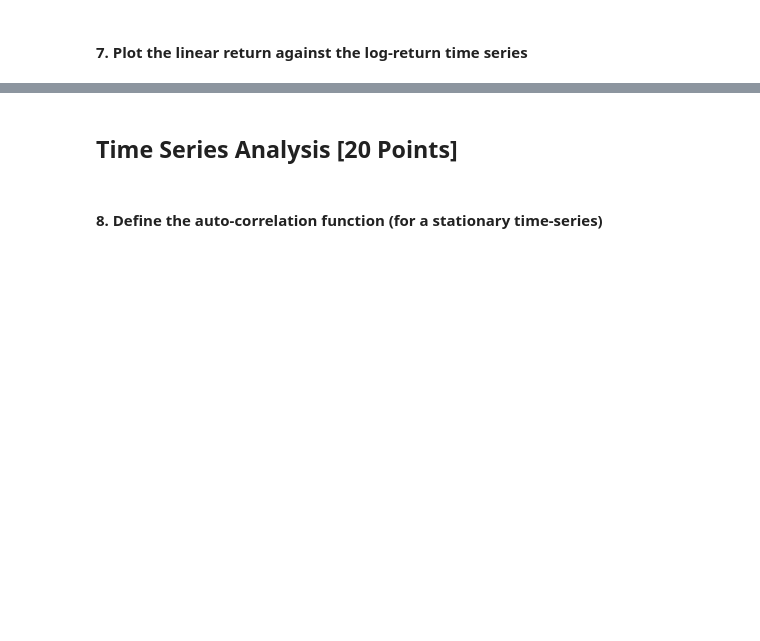
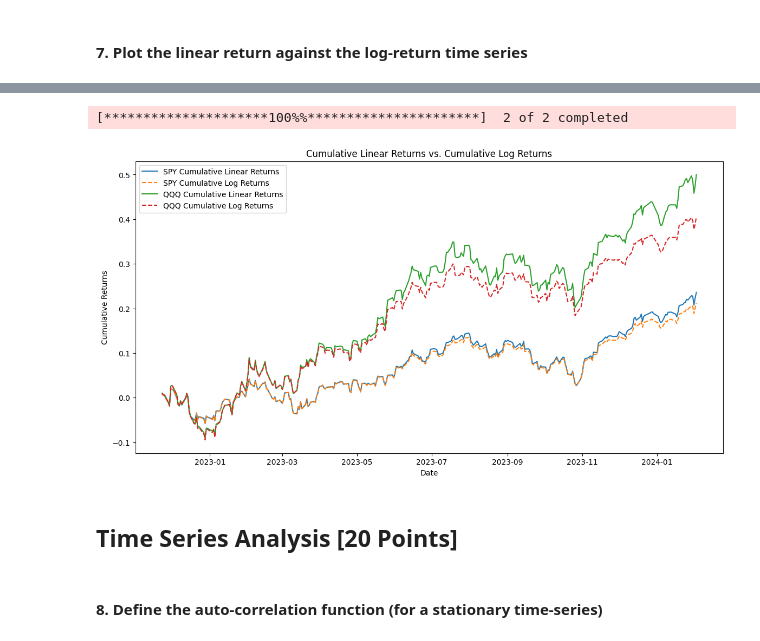
Before and after one commit to Nikitich2033/AlgoTradiong_CW1, a Jupyter notebook: CW_Notebook.ipynb, the cells around one changed output, grey strips where cells are left out. Cells and saved outputs as stored; diff of their text form; code cells hidden in the pictures; blank space fills up the shorter version.

```diff
--- a/CW_Notebook.ipynb
+++ b/CW_Notebook.ipynb
@@ -157,3 +199,32 @@ for ticker in tickers:
+# %%
+# Define the tickers and the period
+tickers = ['SPY', 'QQQ']
+period = "300d"
+
+# Download historical data for the specified ETFs
+data = yf.download(tickers, period=period)['Close']
+
+# Compute the linear returns and cumulative linear returns
+cumulative_linear_returns = (1 + data.pct_change()).cumprod() - 1
+
+# Compute the log-returns and cumulative log returns
+log_returns = np.log(data / data.shift(1))
+cumulative_log_returns = log_returns.cumsum()
+
+# Plot both cumulative linear and cumulative log returns on the same graph
+plt.figure(figsize=(14, 7))
+for ticker in tickers:
+    plt.plot(cumulative_linear_returns.index, cumulative_linear_returns[ticker], label=f'{ticker} Cumulative Linear Returns')
+    plt.plot(cumulative_log_returns.index, cumulative_log_returns[ticker], label=f'{ticker} Cumulative Log Returns', linestyle='--')
+
+plt.title('Cumulative Linear Returns vs. Cumulative Log Returns')
+plt.xlabel('Date')
+plt.ylabel('Cumulative Returns')
+plt.legend()
+plt.show()
+# %% [output]
+[*********************100%%**********************]  2 of 2 completed
+[figure, added]
 # %% [markdown]
 ## Time Series Analysis [20 Points]
 # %% [markdown]
```
Also changed, not shown: parts of 31 cells of this notebook.
